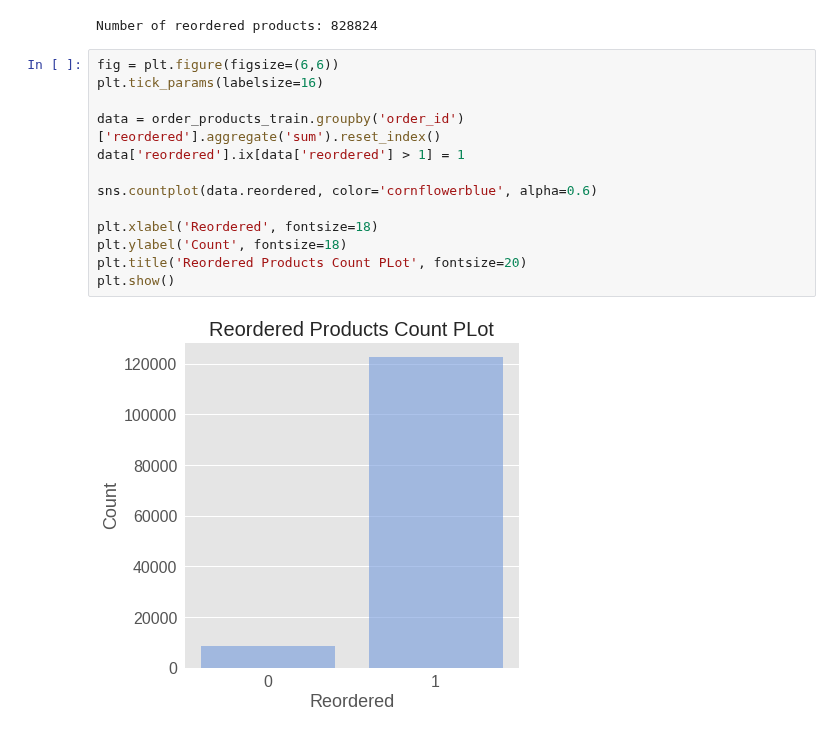
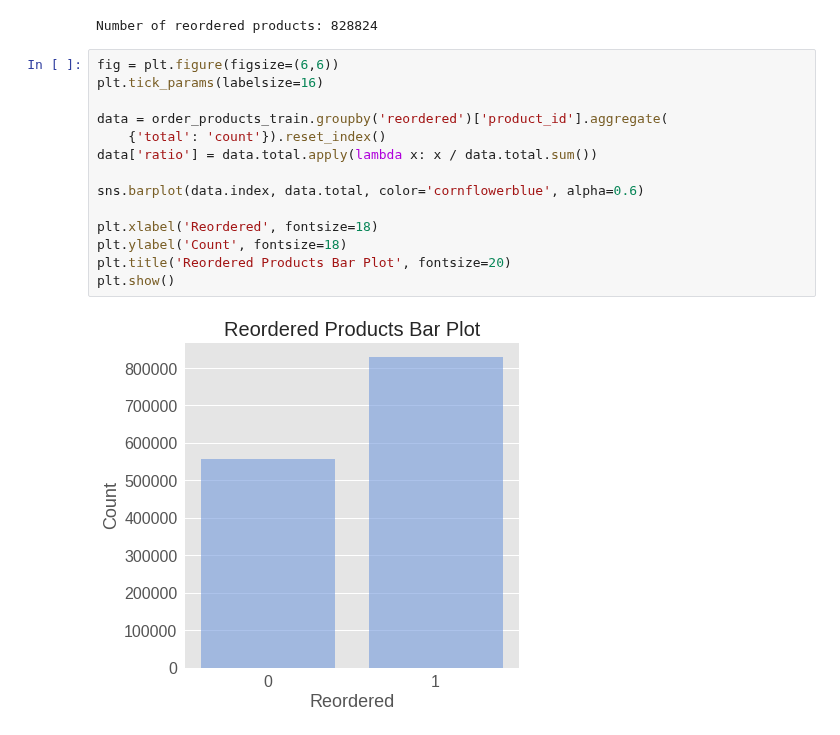
Before and after one commit to alekseisolovev/kaggle, a Jupyter notebook: instacart-market/instacart_market_basket_analysis_eda.ipynb, the cells around one changed output. Saved outputs shown, nothing was run; the diff lists cells and outputs as text.

```diff
--- a/instacart-market/instacart_market_basket_analysis_eda.ipynb
+++ b/instacart-market/instacart_market_basket_analysis_eda.ipynb
@@ -184,15 +193,16 @@ Number of reordered products: 828824
 # %%
 fig = plt.figure(figsize=(6,6))
 plt.tick_params(labelsize=16)
 
-data = order_products_train.groupby('order_id')['reordered'].aggregate('sum').reset_index()
-data['reordered'].ix[data['reordered'] > 1] = 1
+data = order_products_train.groupby('reordered')['product_id'].aggregate(
+    {'total': 'count'}).reset_index()
+data['ratio'] = data.total.apply(lambda x: x / data.total.sum())
 
-sns.countplot(data.reordered, color='cornflowerblue', alpha=0.6)
+sns.barplot(data.index, data.total, color='cornflowerblue', alpha=0.6)
 
 plt.xlabel('Reordered', fontsize=18)
 plt.ylabel('Count', fontsize=18)
-plt.title('Reordered Products Count PLot', fontsize=20)
+plt.title('Reordered Products Bar Plot', fontsize=20)
 plt.show()
 # %% [output]
-[figure, old version]
+[figure, new version]
```
Also changed, not shown: parts of 8 cells of this notebook.
